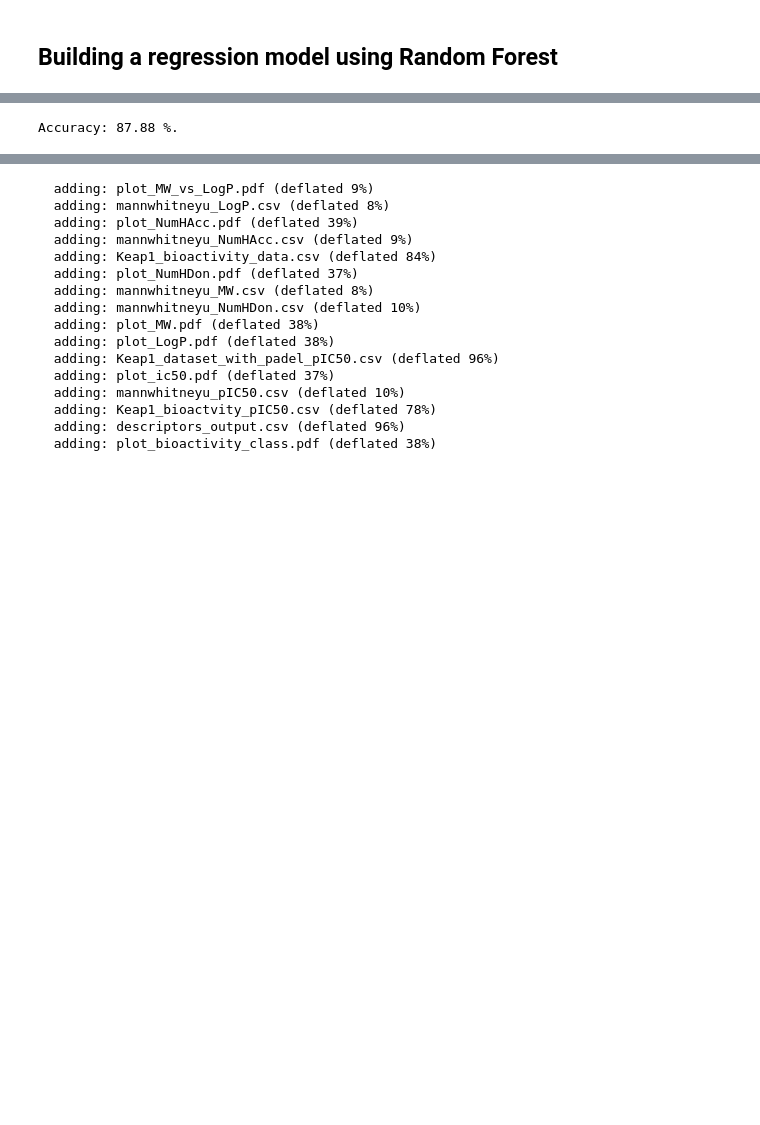
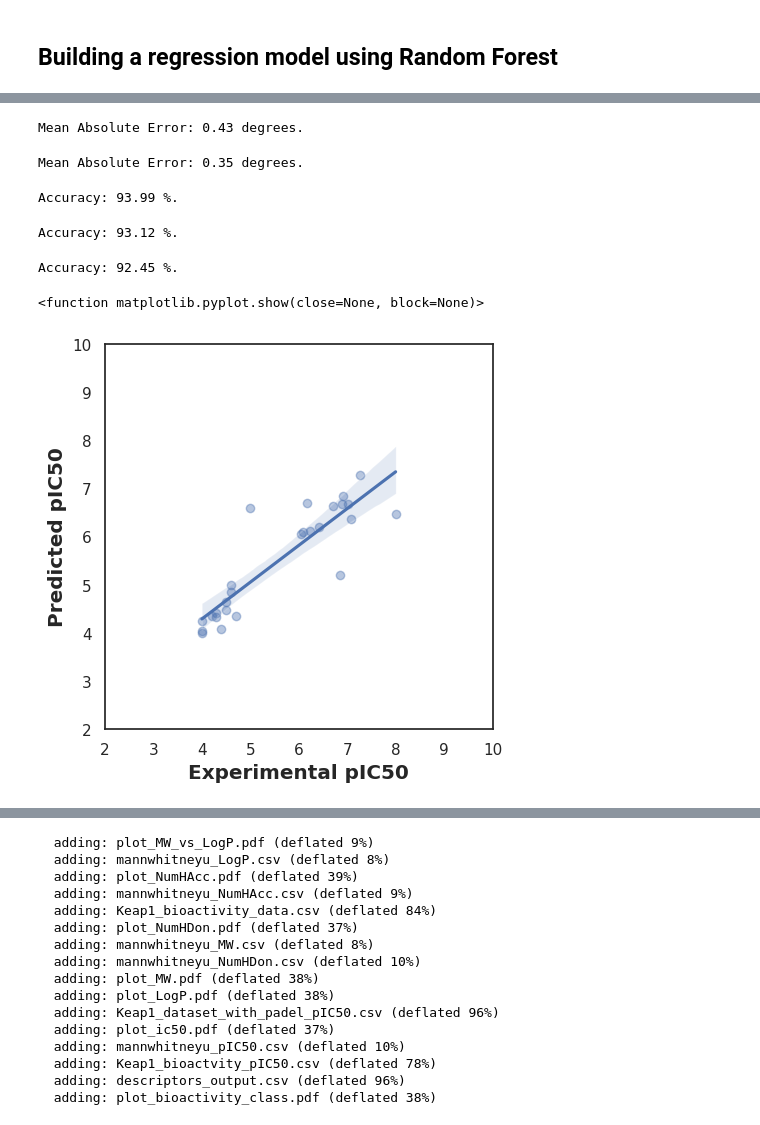
Before and after one commit to YIBOWAN200168/Colab, a Jupyter notebook: 5005PRE.ipynb, the cells around one changed output, grey strips where cells are left out. Saved outputs shown, nothing was run; the diff lists cells and outputs as text; code cells hidden in the pictures; blank space fills up the shorter version.

```diff
--- a/5005PRE.ipynb
+++ b/5005PRE.ipynb
@@ -1020,7 +966,7 @@ X.shape
 (258, 183)
 # %%
 # Data split 80\20
-X_train, X_test, Y_train, Y_test = train_test_split(X, Y, test_size=.2)
+X_train, X_test, Y_train, Y_test = train_test_split(X, Y, test_size=.1)
 # %% [markdown]
 ## Building a regression model using Random Forest
 # %%
@@ -1049,0 +999,10 @@ array([5.04423075, 4.60205999, 6.31889777, 4.21850822, 6.09153549,
+# %%
+# Trying to predict value with test
+Y_pred1 = model.predict(X_test)
+Y_pred1
+# Trying to predict value with test
+Y_pred2 = reg.predict(X_test)
+Y_pred2
+# Trying to predict value with test
+Y_pred3 = regr.predict(X_test)
+Y_pred3
@@ -1058,9 +1024,58 @@ Mean Absolute Error: 0.69 degrees.
+# %%
+# Calculate the absolute errors
+errors3 = abs(Y_pred3 - Y_test)
+
+# Print out the mean absolute error (mae)
+print('Mean Absolute Error:', round(np.mean(errors3), 2), 'degrees.')
+# %% [output]
+Mean Absolute Error: 0.43 degrees.
+# %%
+# Calculate the absolute errors
+errors1 = abs(Y_pred1 - Y_test)
+
+# Print out the mean absolute error (mae)
+print('Mean Absolute Error:', round(np.mean(errors1), 2), 'degrees.')
+# %% [output]
+Mean Absolute Error: 0.35 degrees.
 # %%
 # Calculate mean absolute percentage error (MAPE)
-mape = 100 * (errors / Y_test)
+mape = 100 * (errors1 / Y_test)
 
 # Accuracy of the model
 accuracy = 100 - np.mean(mape)
 print('Accuracy:', round(accuracy, 2), '%.')
 # %% [output]
-Accuracy: 87.88 %.
+Accuracy: 93.99 %.
+# %%
+# Calculate mean absolute percentage error (MAPE)
+mape = 100 * (errors2 / Y_test)
+
+# Accuracy of the model
+accuracy = 100 - np.mean(mape)
+print('Accuracy:', round(accuracy, 2), '%.')
+# %% [output]
+Accuracy: 93.12 %.
+# %%
+# Calculate mean absolute percentage error (MAPE)
+mape = 100 * (errors3 / Y_test)
+
+# Accuracy of the model
+accuracy = 100 - np.mean(mape)
+print('Accuracy:', round(accuracy, 2), '%.')
+# %% [output]
+Accuracy: 92.45 %.
+# %%
+# Visualising model performance
+sns.set(color_codes=True)
+sns.set_style("white")
+
+ax = sns.regplot(x = Y_test, y = Y_pred1, scatter_kws={'alpha':0.4})
+ax.set_xlabel('Experimental pIC50', fontsize='large', fontweight='bold')
+ax.set_ylabel('Predicted pIC50', fontsize='large', fontweight='bold')
+ax.set_xlim(2, 10)
+ax.set_ylim(2, 10)
+ax.figure.set_size_inches(5, 5)
+plt.show
+# %% [output]
+<function matplotlib.pyplot.show(close=None, block=None)>
+[figure, added]
```
Also changed, not shown: parts of 55 cells of this notebook.
